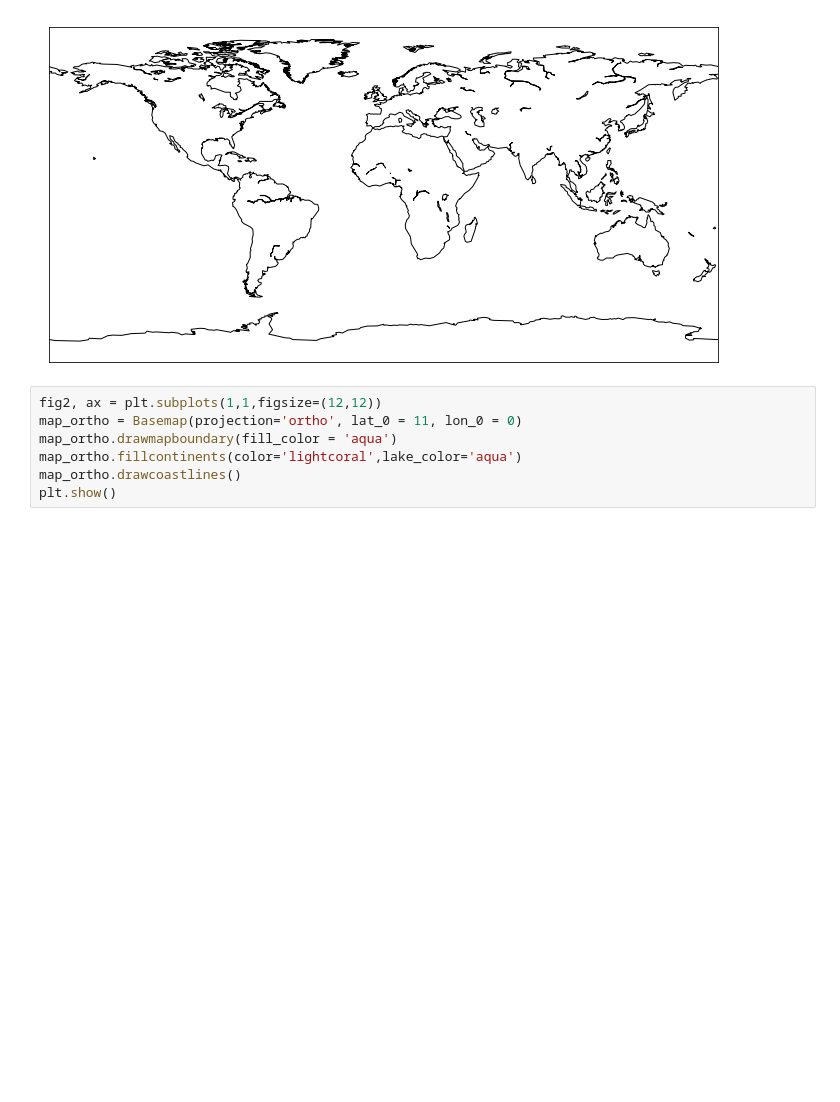
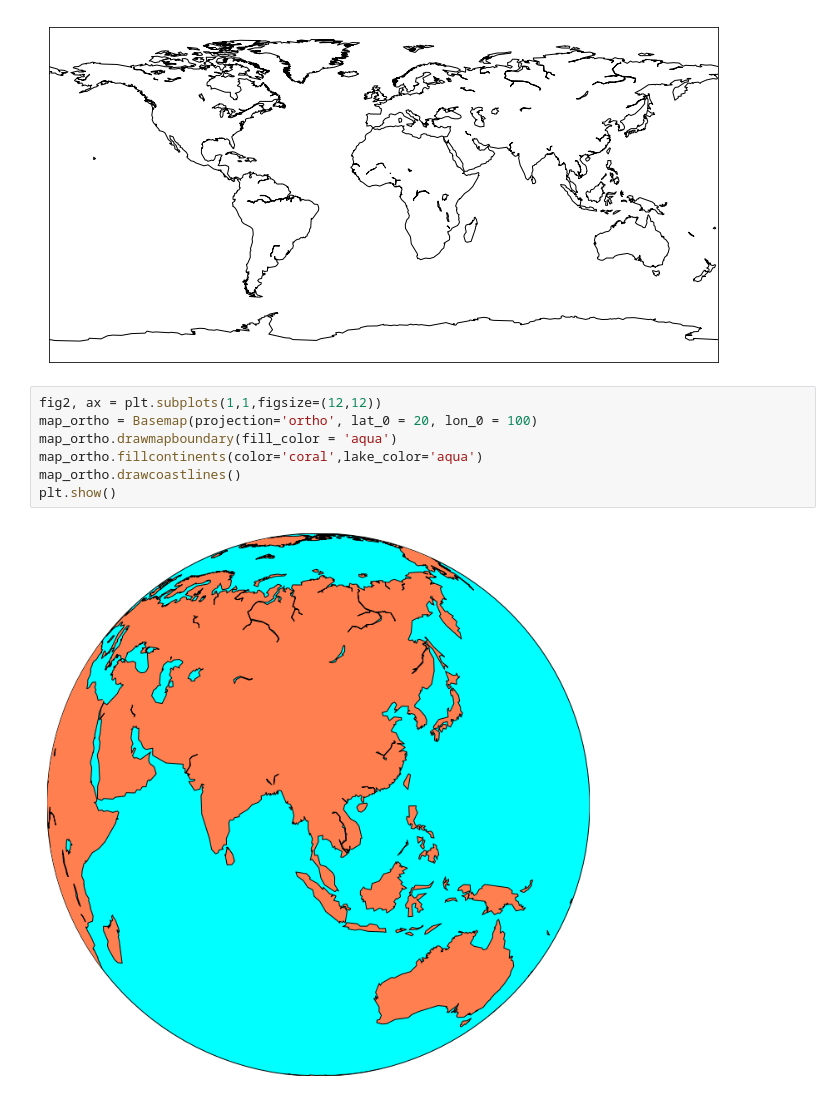
Before and after one commit to Brainor/Fudan-Data_Visualization, a Jupyter notebook: HW3/Basemap_test.ipynb, the cells around one changed output. Cells and saved outputs as stored; diff of their text form; blank space fills up the shorter version.

```diff
--- a/HW3/Basemap_test.ipynb
+++ b/HW3/Basemap_test.ipynb
@@ -12,8 +12,10 @@ plt.savefig('coastlines_test.png')
 [figure]
 # %%
 fig2, ax = plt.subplots(1,1,figsize=(12,12))
-map_ortho = Basemap(projection='ortho', lat_0 = 11, lon_0 = 0)
+map_ortho = Basemap(projection='ortho', lat_0 = 20, lon_0 = 100)
 map_ortho.drawmapboundary(fill_color = 'aqua')
-map_ortho.fillcontinents(color='lightcoral',lake_color='aqua')
+map_ortho.fillcontinents(color='coral',lake_color='aqua')
 map_ortho.drawcoastlines()
 plt.show()
+# %% [output]
+[figure, added]
```
